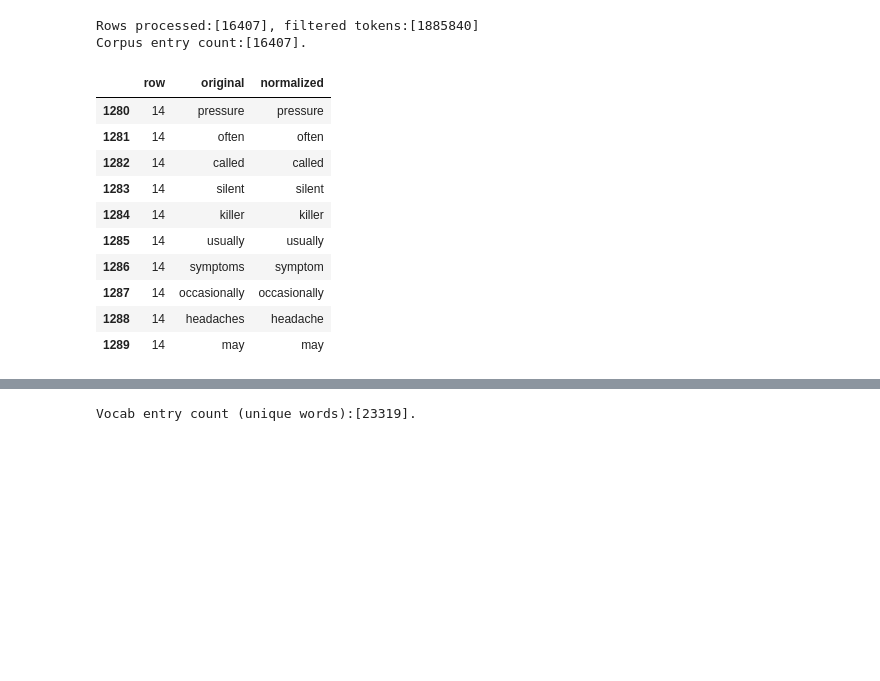
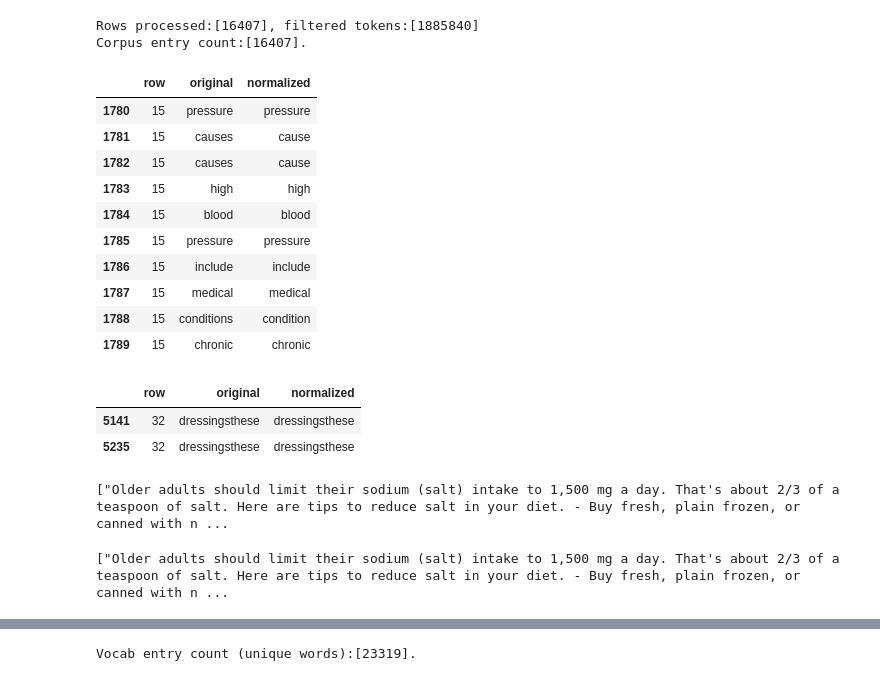
Before and after one commit to everhettoo/spelling-correction-service, a Jupyter notebook: preprocess-corpus.ipynb, the cells around one changed output, grey strips where cells are left out. Cells and saved outputs as stored; diff of their text form; code cells hidden in the pictures; blank space fills up the shorter version.

```diff
--- a/preprocess-corpus.ipynb
+++ b/preprocess-corpus.ipynb
@@ -187,19 +219,38 @@ normalized_data.to_csv('data/normalized-data.csv', index=False)
 Rows processed:[16407], filtered tokens:[1885840]
 Corpus entry count:[16407].
 # %%
-normalized_data.iloc[1280:1290]
+normalized_data.iloc[1780:1790]
 # %% [output]
 |  | row | original | normalized |
-| 1280 | 14 | pressure | pressure |
-| 1281 | 14 | often | often |
-| 1282 | 14 | called | called |
-| 1283 | 14 | silent | silent |
-| 1284 | 14 | killer | killer |
-| 1285 | 14 | usually | usually |
-| 1286 | 14 | symptoms | symptom |
-| 1287 | 14 | occasionally | occasionally |
-| 1288 | 14 | headaches | headache |
-| 1289 | 14 | may | may |
+| 1780 | 15 | pressure | pressure |
+| 1781 | 15 | causes | cause |
+| 1782 | 15 | causes | cause |
+| 1783 | 15 | high | high |
+| 1784 | 15 | blood | blood |
+| 1785 | 15 | pressure | pressure |
+| 1786 | 15 | include | include |
+| 1787 | 15 | medical | medical |
+| 1788 | 15 | conditions | condition |
+| 1789 | 15 | chronic | chronic |
+# %%
+# Upon random checking on the vocab, 'dressingsthese' was found. Further investigation was conducted to trace the outcome.
+normalized_data[normalized_data['normalized'] =='dressingsthese']
+# %% [output]
+|  | row | original | normalized |
+| 5141 | 32 | dressingsthese | dressingsthese |
+| 5235 | 32 | dressingsthese | dressingsthese |
+# %%
+# The above indicates that the 'dressingsthese' word originated from the source. Let's find out with the row-id=32 from the source data.
+s3 = df.iloc[32:33]['answer'].tolist()
+print(s3)
+# %% [output]
+["Older adults should limit their sodium (salt) intake to 1,500 mg a day. That's about 2/3 of a teaspoon of salt. Here are tips to reduce salt in your diet. - Buy fresh, plain frozen, or canned with n ...
+# %%
+# Upon investigation this was found to be GIGO.
+s1 = cleanse_data[cleanse_data['row'] == 32]['original'].tolist()
+print(s1)
+# %% [output]
+["Older adults should limit their sodium (salt) intake to 1,500 mg a day. That's about 2/3 of a teaspoon of salt. Here are tips to reduce salt in your diet. - Buy fresh, plain frozen, or canned with n ...
 # %%
 # Let's see the most frequent words in the vocab.
 import wordcloud
```
Also changed, not shown: parts of 7 cells of this notebook, 10 other files.
